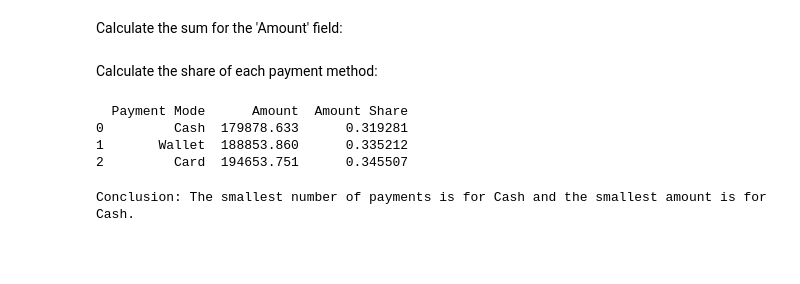
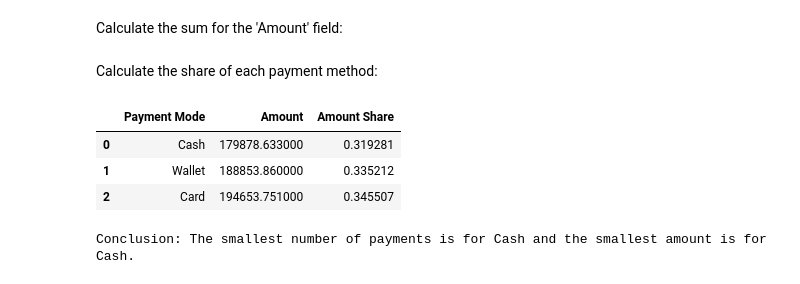
Before and after one commit to TeraneAgaeva/Grocery-store-sales-analysis, a Jupyter notebook: "Grocery_store_sales_analysis_ENG_ipynb".ipynb, the cells around one changed output. Cells and saved outputs as stored; diff of their text form; code cells hidden in the pictures; blank space fills up the shorter version.

```diff
--- a/"Grocery_store_sales_analysis_ENG_ipynb".ipynb
+++ b/"Grocery_store_sales_analysis_ENG_ipynb".ipynb
@@ -1248,16 +1248,27 @@ Calculate the sum for the 'Amount' field:
 total_amount = df1['Amount'].sum()
 # %% [markdown]
 Calculate the share of each payment method:
-# %%
-Payments1['Amount Share'] = Payments1['Amount'] / total_amount
-
-# Check the result
-print(Payments1)
-# %% [output]
-  Payment Mode      Amount  Amount Share
-0         Cash  179878.633      0.319281
-1       Wallet  188853.860      0.335212
-2         Card  194653.751      0.345507
+# %%
+Payments1['Amount Share'] = Payments1['Amount'] / total_amount
+
+# Select only numeric columns
+numeric_data = Payments1.select_dtypes(include=[np.number])
+
+# Apply styling with highlighting of maximum and minimum values
+styled_Payments1 = Payments1.style.background_gradient(
+    axis=None,
+    subset=numeric_data.columns,  # Apply gradient only to numeric columns
+    vmin=numeric_data.min().min(),
+    vmax=numeric_data.max().max()
+)
+
+# Display the result
+styled_Payments1
+# %% [output]
+|  | Payment Mode | Amount | Amount Share |
+| 0 | Cash | 179878.633000 | 0.319281 |
+| 1 | Wallet | 188853.860000 | 0.335212 |
+| 2 | Card | 194653.751000 | 0.345507 |
 # %%
 min_payment_mode = Payments1.iloc[0]['Payment Mode']
 
```
Also changed, not shown: parts of 1 cell of this notebook.
